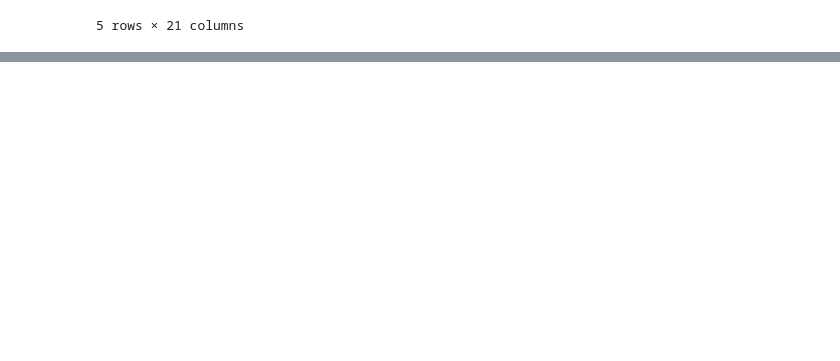
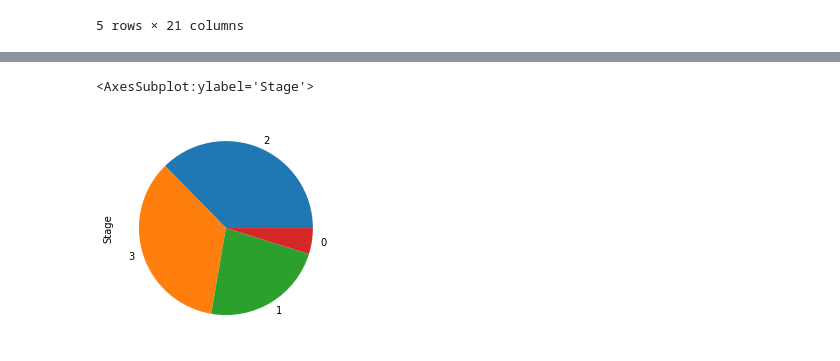
Before and after one commit to ddotu2612/BTL_MachineLearning, a Jupyter notebook: KNN_TuCode.ipynb, the cells around one changed output, grey strips where cells are left out. Saved outputs shown, nothing was run; the diff lists cells and outputs as text; code cells hidden in the pictures; blank space fills up the shorter version.

```diff
--- a/KNN_TuCode.ipynb
+++ b/KNN_TuCode.ipynb
@@ -72,3 +54,8 @@ def plot(title, xlabel, X, Y, error, ylabel = "Accuracy"):
+# %%
+y_test.value_counts().plot(kind="pie")
+# %% [output]
+<AxesSubplot:ylabel='Stage'>
+[figure, added]
 # %%
 class KNN:
     def __init__(self, top_k=5):
```
Also changed, not shown: parts of 13 cells of this notebook, 2 other files.
